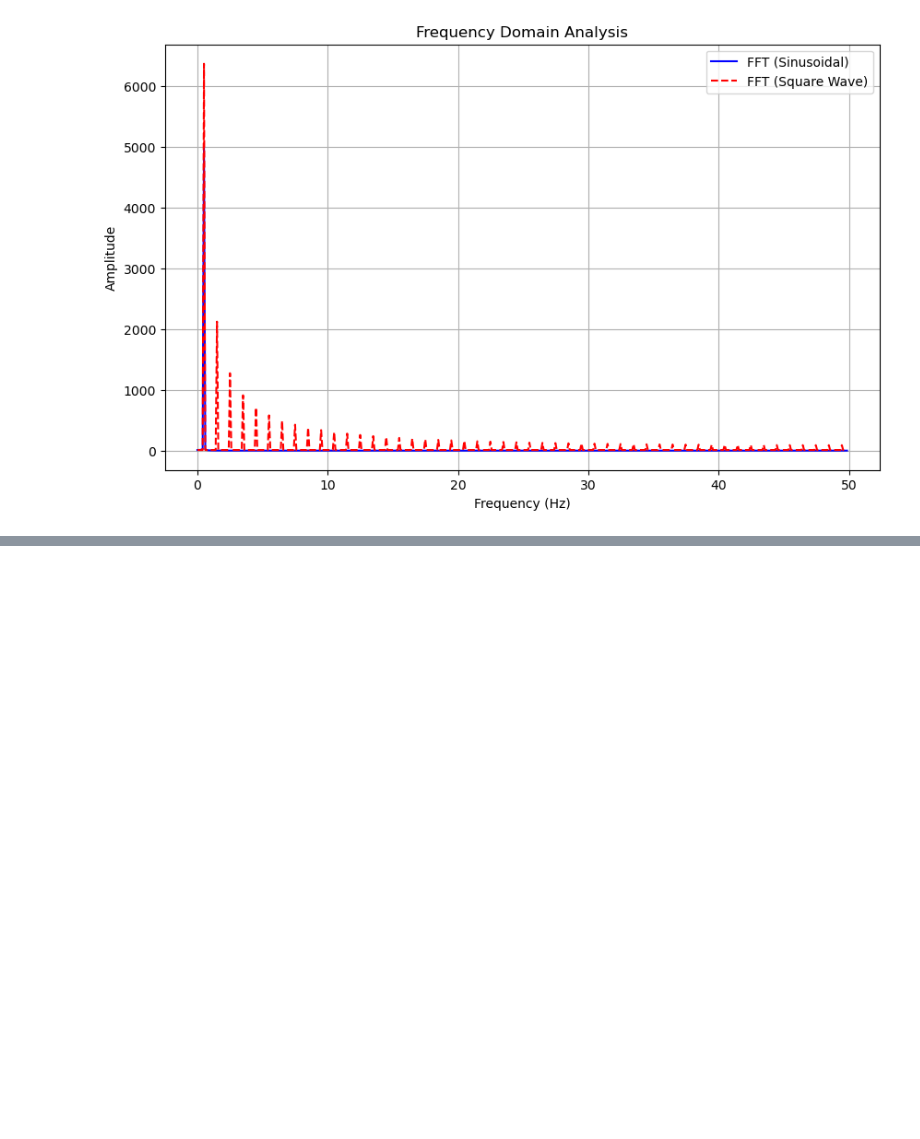
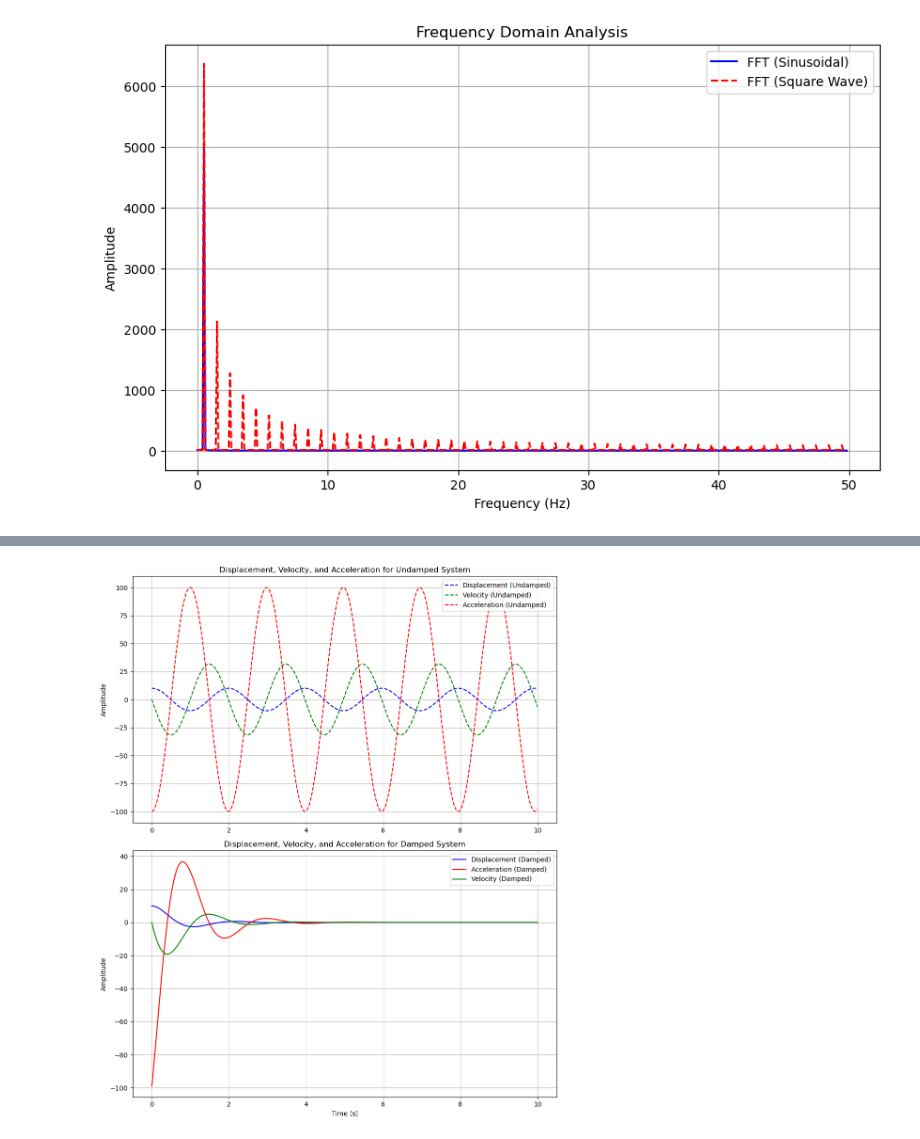
Before and after one commit to Duks31/vibrations, a Jupyter notebook: main.ipynb, the cells around one changed output, grey strips where cells are left out. Drawn from its saved outputs; the diff is of its cells as text; code cells hidden in the pictures; blank space fills up the shorter version.

```diff
--- a/main.ipynb
+++ b/main.ipynb
@@ -326,0 +346,55 @@ plt.show()
+# %%
+import numpy as np
+import matplotlib.pyplot as plt
+from scipy.integrate import solve_ivp
+
+m = 2
+c = 20
+k_damped = 5
+k_undamped = 0
+
+# Time range
+t_span = (0, 10)  # seconds
+t_eval = np.linspace(0, 10, 1000)  # Evaluation times
+
+def system(t, state, damping_coeff):
+    x1, x2 = state  # x1 = x, x2 = dx/dt
+    dx1dt = x2
+    dx2dt = -(c / m) * x1 - (damping_coeff / m) * x2
+    return [dx1dt, dx2dt]
+
+def solve_system(damping_coeff):
+    initial_state = [10, 0]  # x(0) = 10 m, dx/dt(0) = 0 m/s
+    solution = solve_ivp(system, t_span, initial_state, t_eval=t_eval, args=(damping_coeff,))
+    x = solution.y[0]
+    v = solution.y[1]
+    a = np.gradient(v, t_eval)  # Approximate acceleration
+    return x, v, a, solution.t
+
+x_damped, v_damped, a_damped, time = solve_system(k_damped)
+
+x_undamped, v_undamped, a_undamped, _ = solve_system(k_undamped)
+
+fig, axs = plt.subplots(2, 1, figsize=(10, 12))
+
+axs[0].plot(time, x_undamped, label='Displacement (Undamped)', linestyle='--', color='blue')
+axs[0].plot(time, v_undamped, label='Velocity (Undamped)', linestyle='--', color='green')
+axs[0].plot(time, a_undamped, label='Acceleration (Undamped)', linestyle='--', color='red')
+axs[0].set_title("Displacement, Velocity, and Acceleration for Undamped System")
+axs[0].set_ylabel("Amplitude")
+axs[0].legend()
+axs[0].grid()
+
+axs[1].plot(time, x_damped, label='Displacement (Damped)', linestyle='-', color='blue')
+axs[1].plot(time, a_damped, label='Acceleration (Damped)', linestyle='-', color='red')
+axs[1].plot(time, v_damped, label='Velocity (Damped)', linestyle='-', color='green')
+axs[1].set_title("Displacement, Velocity, and Acceleration for Damped System")
+axs[1].set_ylabel("Amplitude")
+axs[1].set_xlabel("Time (s)")
+axs[1].legend()
+axs[1].grid()
+
+plt.tight_layout()
+plt.show()
+# %% [output]
+[figure, added]
```
Also changed, not shown: parts of 7 cells of this notebook, 1 other file.
